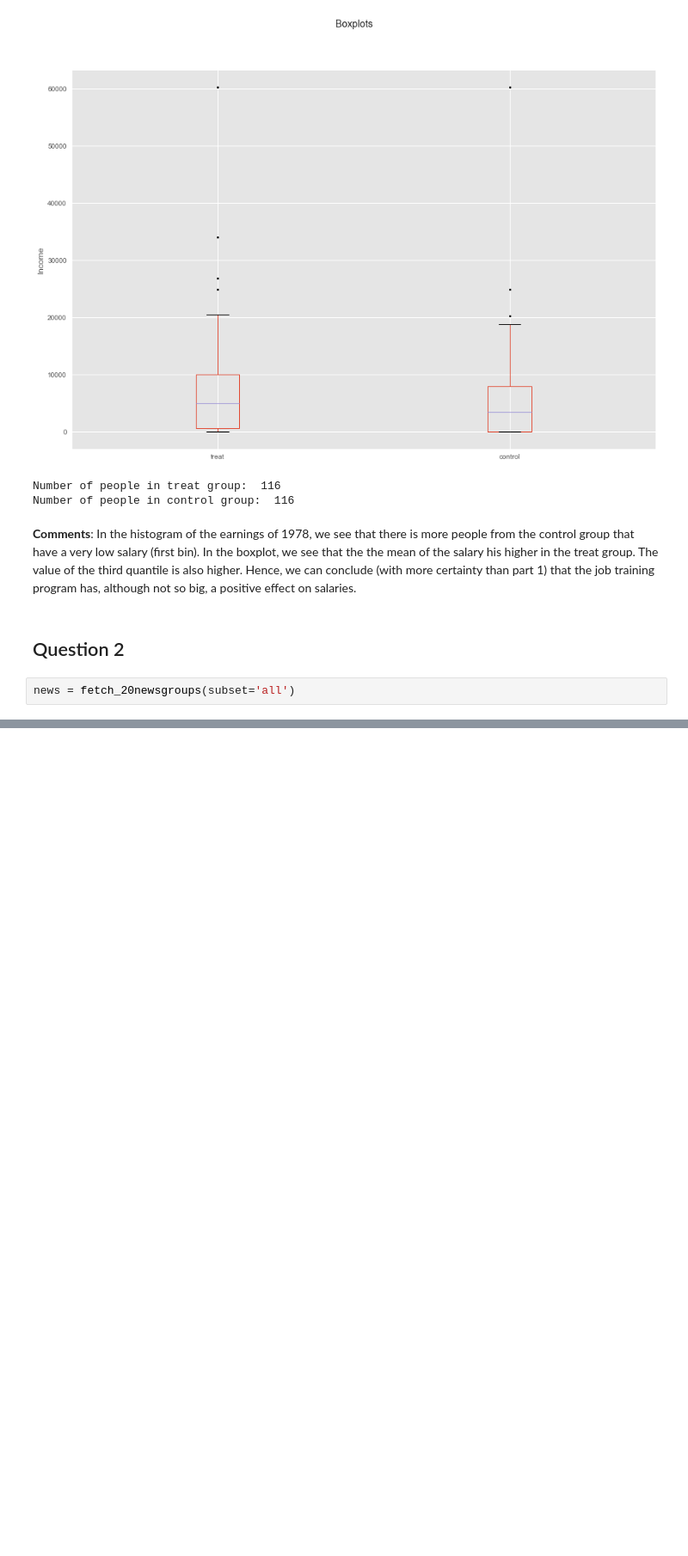
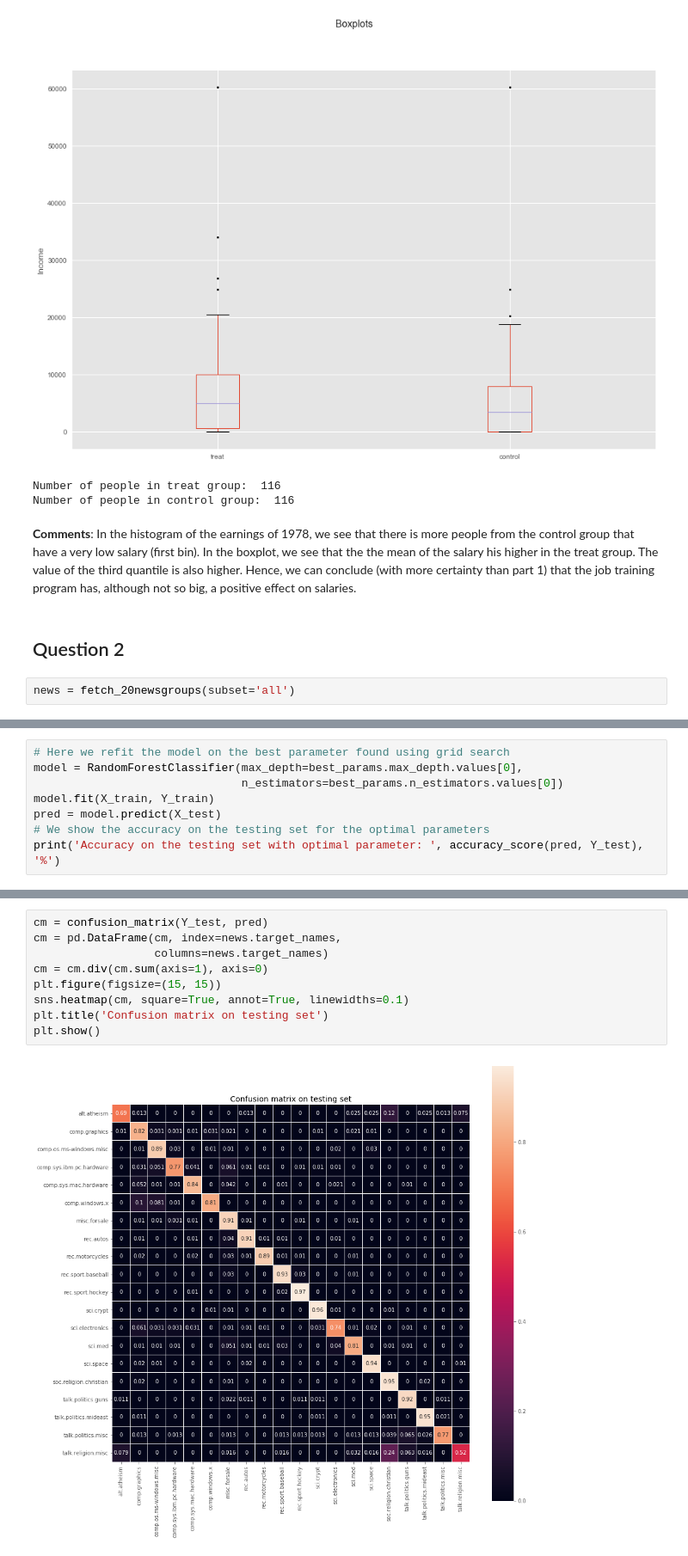
Before and after one commit to Timonzimm/CS-401, a Jupyter notebook: HW04/Homework4.ipynb, the cells around one changed output, grey strips where cells are left out. Shown at 86% size. Cells and saved outputs as stored; diff of their text form; blank space fills up the shorter version.

```diff
--- a/HW04/Homework4.ipynb
+++ b/HW04/Homework4.ipynb
@@ -504,0 +546,8 @@ X_test = vectorizer.transform(X_test)
+# %%
+# Here we refit the model on the best parameter found using grid search
+model = RandomForestClassifier(max_depth=best_params.max_depth.values[0],
+                               n_estimators=best_params.n_estimators.values[0])
+model.fit(X_train, Y_train)
+pred = model.predict(X_test)
+# We show the accuracy on the testing set for the optimal parameters
+print('Accuracy on the testing set with optimal parameter: ', accuracy_score(pred, Y_test), '%')
@@ -504,0 +558,11 @@ X_test = vectorizer.transform(X_test)
+# %%
+cm = confusion_matrix(Y_test, pred)
+cm = pd.DataFrame(cm, index=news.target_names,
+                  columns=news.target_names)
+cm = cm.div(cm.sum(axis=1), axis=0)
+plt.figure(figsize=(15, 15))
+sns.heatmap(cm, square=True, annot=True, linewidths=0.1)
+plt.title('Confusion matrix on testing set')
+plt.show()
+# %% [output]
+[figure, added]
```
Also changed, not shown: parts of 23 cells of this notebook, 1 other file.
